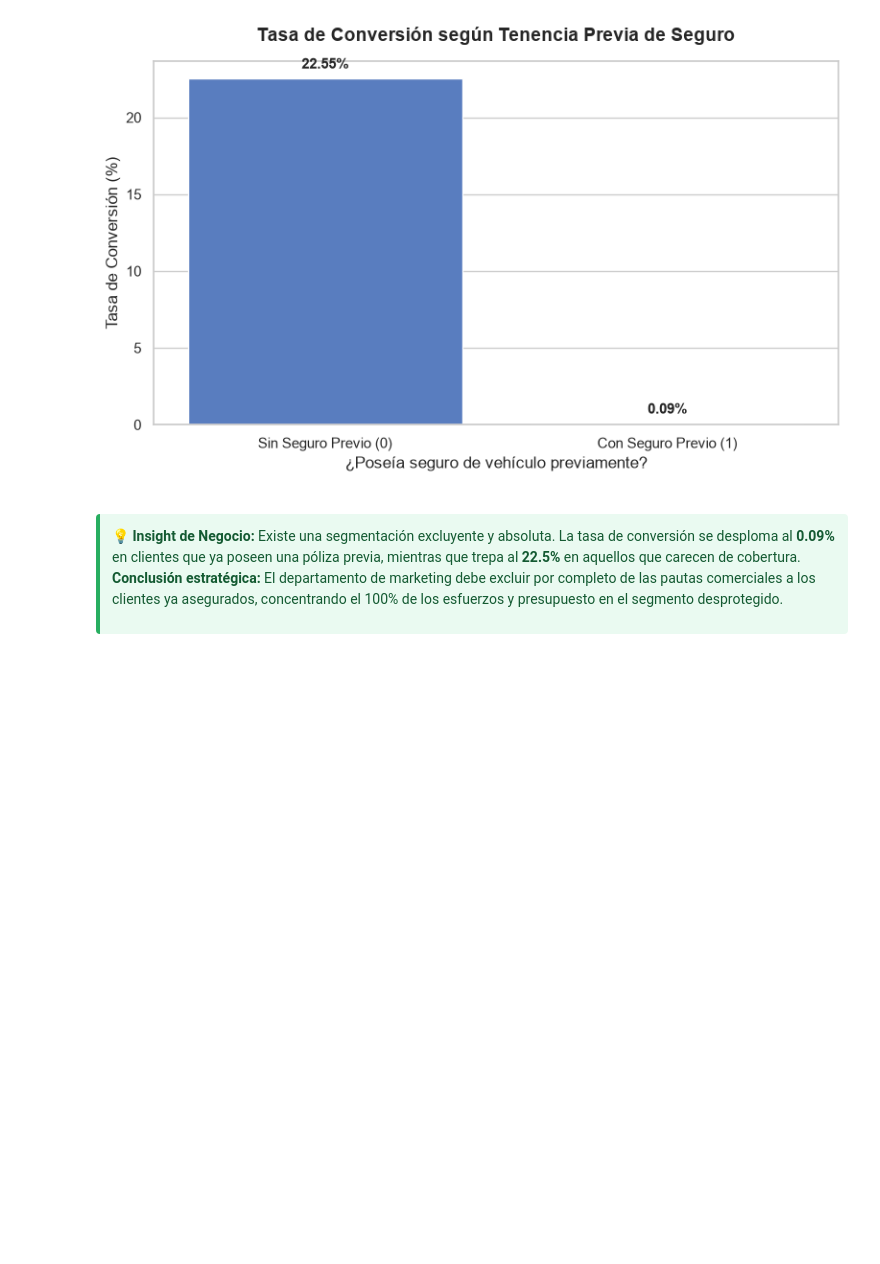
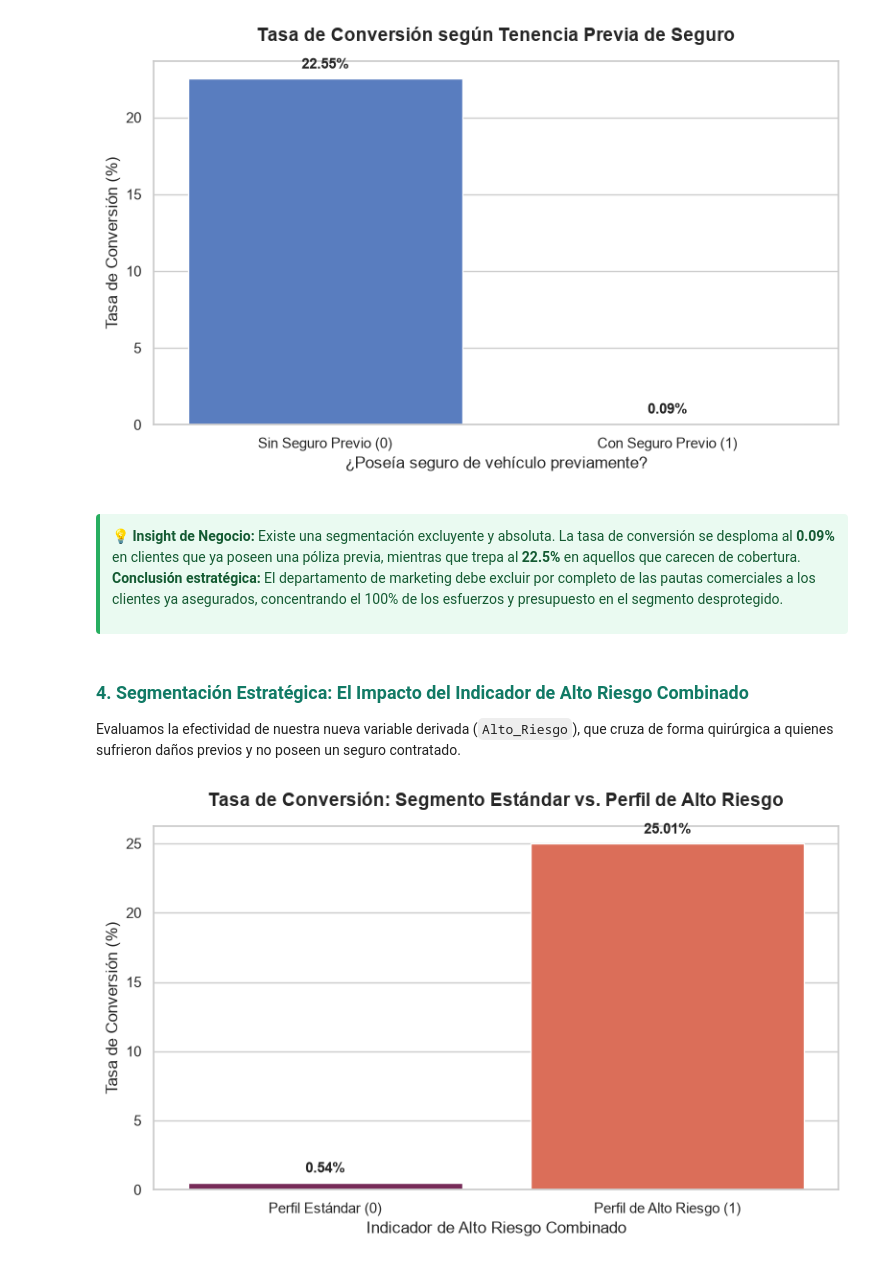
Before and after one commit to YsaacSalvatierra99/Preparacion-y-ETL, a Jupyter notebook: EDA.ipynb, the cells around one changed output. Drawn from its saved outputs; the diff is of its cells as text; code cells hidden in the pictures; blank space fills up the shorter version.

```diff
--- a/EDA.ipynb
+++ b/EDA.ipynb
@@ -159,3 +159,43 @@ plt.show()
     💡 <strong>Insight de Negocio:</strong> Existe una segmentación excluyente y absoluta. La tasa de conversión se desploma al <strong>0.09%</strong> en clientes que ya poseen una póliza previa, mientras que trepa al <strong>22.5%</strong> en aquellos que carecen de cobertura. <strong>Conclusión estratégica:</strong> El departamento de marketing debe excluir por completo de las pautas comerciales a los clientes ya asegurados, concentrando el 100% de los esfuerzos y presupuesto en el segmento desprotegido.
   </p>
 </div>
+# %% [markdown]
+<h3 style="color: #117A65; padding-top: 15px;">
+  4. Segmentación Estratégica: El Impacto del Indicador de Alto Riesgo Combinado
+</h3>
+<p>
+  Evaluamos la efectividad de nuestra nueva variable derivada (<code>Alto_Riesgo</code>), que cruza de forma quirúrgica a quienes sufrieron daños previos y no poseen un seguro contratado.
+</p>
+# %%
+# Calculamos la tasa de conversión según el indicador de alto riesgo
+conversion_riesgo = df_clean.groupby('Alto_Riesgo')['Response'].mean() * 100
+
+# Configuramos el tamaño del gráfico
+plt.figure(figsize=(8, 5))
+
+# Creamos el gráfico de barras
+ax = sns.barplot(
+    x=['Perfil Estándar (0)', 'Perfil de Alto Riesgo (1)'],
+    y=conversion_riesgo.values,
+    hue=['Perfil Estándar (0)', 'Perfil de Alto Riesgo (1)'],
+    palette='rocket',
+    legend=False
+)
+
+# Personalización
+plt.title('Tasa de Conversión: Segmento Estándar vs. Perfil de Alto Riesgo', fontsize=14, pad=15, fontweight='bold')
+plt.xlabel('Indicador de Alto Riesgo Combinado', fontsize=12)
+plt.ylabel('Tasa de Conversión (%)', fontsize=12)
+
+# Agregamos los porcentajes arriba de cada barra
+for p in ax.patches:
+    ax.annotate(f'{p.get_height():.2f}%',
+                (p.get_x() + p.get_width() / 2., p.get_height()),
+                ha='center', va='bottom',
+                fontsize=11, fontweight='bold',
+                xytext=(0, 5), textcoords='offset points')
+
+plt.tight_layout()
+plt.show()
+# %% [output]
+[figure, added]
```
Also changed, not shown: parts of 3 cells of this notebook, 3 other files.
